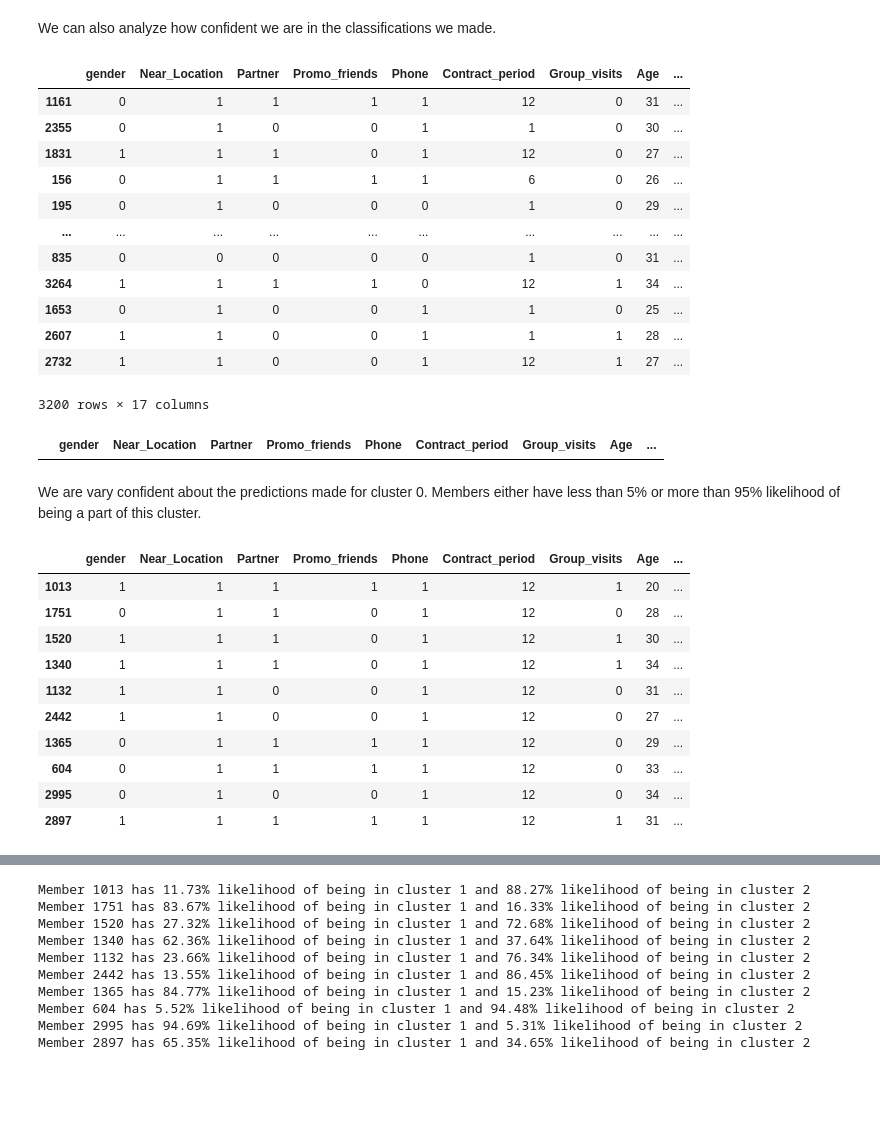
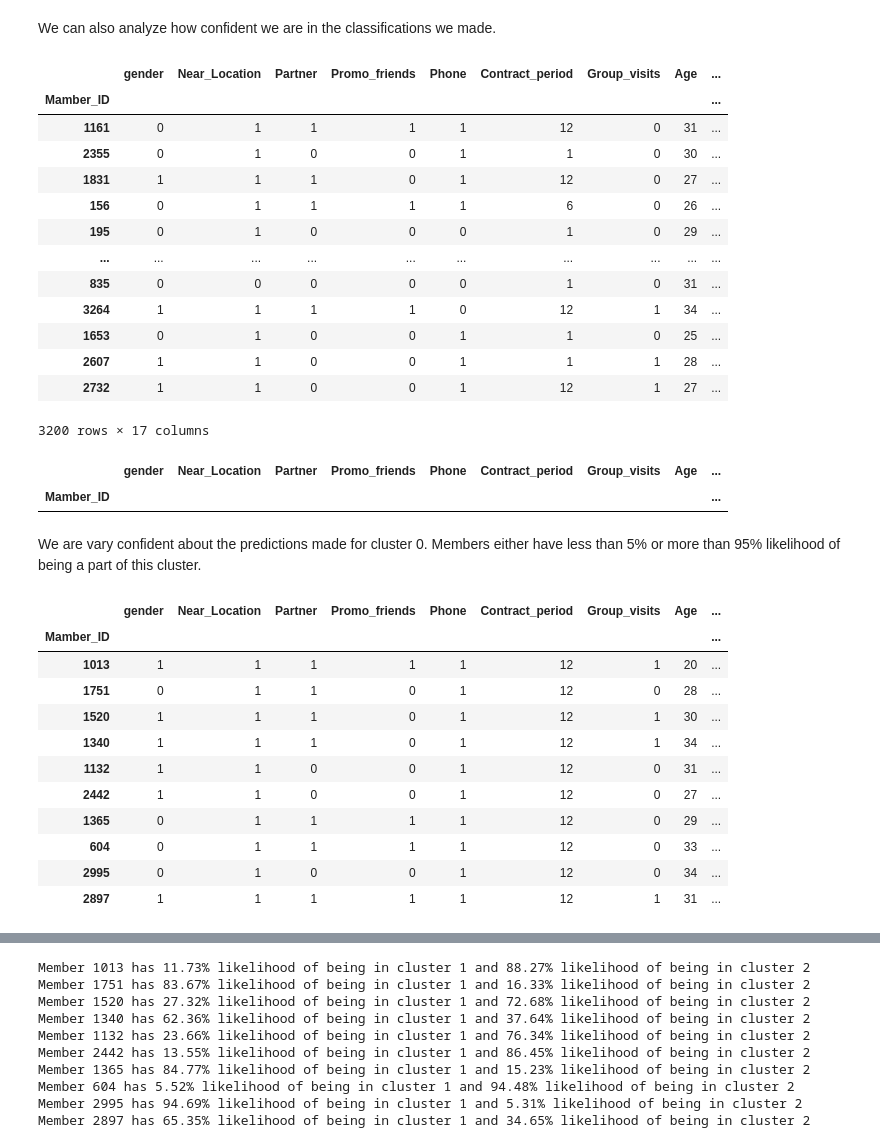
Before and after one commit to kennethwirjadisastra/customer_churn, a Jupyter notebook: gym_churn_clustering.ipynb, the cells around one changed output, grey strips where cells are left out. Saved outputs shown, nothing was run; the diff lists cells and outputs as text; code cells hidden in the pictures; blank space fills up the shorter version.

Commit message:
split data

```diff
--- a/gym_churn_clustering.ipynb
+++ b/gym_churn_clustering.ipynb
@@ -18,7 +18,8 @@ from plotter import *
 # %% [markdown]
 We will perform clustering on the training data. We will allocate 80% of the data set for training and the remaining 20% for testing. We will perform PCA on the features then use this to generate clusters. By creating these clusters, we hope to find behavioral patterns that help us determine whether or not a customer will leave the gym.
 # %%
-df = pd.read_csv('gym_churn_us.csv')
+df = pd.read_csv('data/gym_churn_us.csv')
+df.rename_axis('Mamber_ID', inplace=True)
 
 X = df.drop('Churn', axis=1)
 y = df['Churn']
@@ -52,11 +55,11 @@ for i, (key, value) in enumerate(scalers.items()):
         projection = '3d' if n_components==3 else None
         ax = fig.add_subplot(2,3,(i+1)+(n_components-2)*3, projection=projection)
 
-        X_norm = scaler.fit_transform(X_train)
+        X_train_norm = scaler.fit_transform(X_train)
 
         pca = PCA(n_components=n_components)
-        X_pca = pca.fit_transform(X_norm)
-        ax.scatter(*X_pca.T)
+        X_train_pca = pca.fit_transform(X_train_norm)
+        ax.scatter(*X_train_pca.T)
 
         ax.set_xlabel('Principal Component 1')
         ax.set_ylabel('Principal Component 2')
@@ -73,9 +76,11 @@ Using `RobustScaler()` with two principal components seems to generate the most
 # %%
 # perform PCA (again) to reduce dimensionality of data for visualizations
 n_components = 2
+scaler = RobustScaler()
 pca = PCA(n_components=n_components)
-X_pca = pca.fit_transform(X_norm)
-plt.scatter(X_pca[:,0], X_pca[:,1])
+X_train_norm = scaler.fit_transform(X_train)
+X_train_pca = pca.fit_transform(X_train_norm)
+plt.scatter(X_train_pca[:,0], X_train_pca[:,1])
 plt.title('2D PCA Visualiztion')
 plt.xlabel('Principal Component 1')
 plt.ylabel('Principal Component 2')
@@ -85,12 +134,13 @@ plt.show()
 # %%
 # Fit GMM with 3 components
-gmm = GaussianMixture(n_components=3, covariance_type='full', random_state=0)
+n_clusters = 3
+gmm = GaussianMixture(n_components=n_clusters, covariance_type='full', random_state=0)
 
 # hard clusters (most probable classifications)
-labels = gmm.fit_predict(X_pca)
+labels_train = gmm.fit_predict(X_train_pca)
 
 # probabilities for soft clustering
-probs = gmm.predict_proba(X_pca)
+probs_train = gmm.predict_proba(X_train_pca)
 # %% [markdown]
 After fitting the GMM with 3 components, we plot the clusters below. The labels are obtained using the most likely classification for each member.
 # %%
@@ -241,12 +291,13 @@ The key differences between clusers lie in `Near_location`, `Partner`, `Promo_fr
 # %% [markdown]
 We can also analyze how confident we are in the classifications we made.
 # %%
-train_data_soft_clusters = df.copy().iloc[X_train.index]
-train_data_soft_clusters[[f'cluster_{i}_prob' for i in range(3)]] = np.round(probs, 2)
+X_train_soft_clusters = df.copy().iloc[X_train.index]
+X_train_soft_clusters[[f'cluster_{i}_prob' for i in range(3)]] = np.round(probs_train, 2)
 
-train_data_soft_clusters
+X_train_soft_clusters
 # %% [output]
 |  | gender | Near_Location | Partner | Promo_friends | Phone | Contract_period | Group_visits | Age | ... |
+| Mamber_ID |  |  |  |  |  |  |  |  | ... |
 | 1161 | 0 | 1 | 1 | 1 | 1 | 12 | 0 | 31 | ... |
 | 2355 | 0 | 1 | 0 | 0 | 1 | 1 | 0 | 30 | ... |
 | 1831 | 1 | 1 | 1 | 0 | 1 | 12 | 0 | 27 | ... |
@@ -260,15 +311,17 @@ train_data_soft_clusters
 | 2732 | 1 | 1 | 0 | 0 | 1 | 12 | 1 | 27 | ... |
 3200 rows × 17 columns
 # %%
-train_data_soft_clusters[train_data_soft_clusters['cluster_0_prob']<0.95][train_data_soft_clusters[train_data_soft_clusters['cluster_0_prob']<=0.95]['cluster_0_prob']>0.05]
+X_train_soft_clusters[X_train_soft_clusters['cluster_0_prob']<0.95][X_train_soft_clusters[X_train_soft_clusters['cluster_0_prob']<=0.95]['cluster_0_prob']>0.05]
 # %% [output]
 |  | gender | Near_Location | Partner | Promo_friends | Phone | Contract_period | Group_visits | Age | ... |
+| Mamber_ID |  |  |  |  |  |  |  |  | ... |
 # %% [markdown]
 We are vary confident about the predictions made for cluster 0. Members either have less than 5\% or more than 95\% likelihood of being a part of this cluster.
 # %%
-train_data_soft_clusters[train_data_soft_clusters['cluster_1_prob']<=0.95][train_data_soft_clusters[train_data_soft_clusters['cluster_1_prob']<=0.95]['cluster_1_prob']>=0.05].drop('cluster_0_prob', axis=1)
+X_train_soft_clusters[X_train_soft_clusters['cluster_1_prob']<=0.95][X_train_soft_clusters[X_train_soft_clusters['cluster_1_prob']<=0.95]['cluster_1_prob']>=0.05].drop('cluster_0_prob', axis=1)
 # %% [output]
 |  | gender | Near_Location | Partner | Promo_friends | Phone | Contract_period | Group_visits | Age | ... |
+| Mamber_ID |  |  |  |  |  |  |  |  | ... |
 | 1013 | 1 | 1 | 1 | 1 | 1 | 12 | 1 | 20 | ... |
 | 1751 | 0 | 1 | 1 | 0 | 1 | 12 | 0 | 28 | ... |
 | 1520 | 1 | 1 | 1 | 0 | 1 | 12 | 1 | 30 | ... |
```
Also changed, not shown: parts of 18 cells of this notebook, 2 other files.
